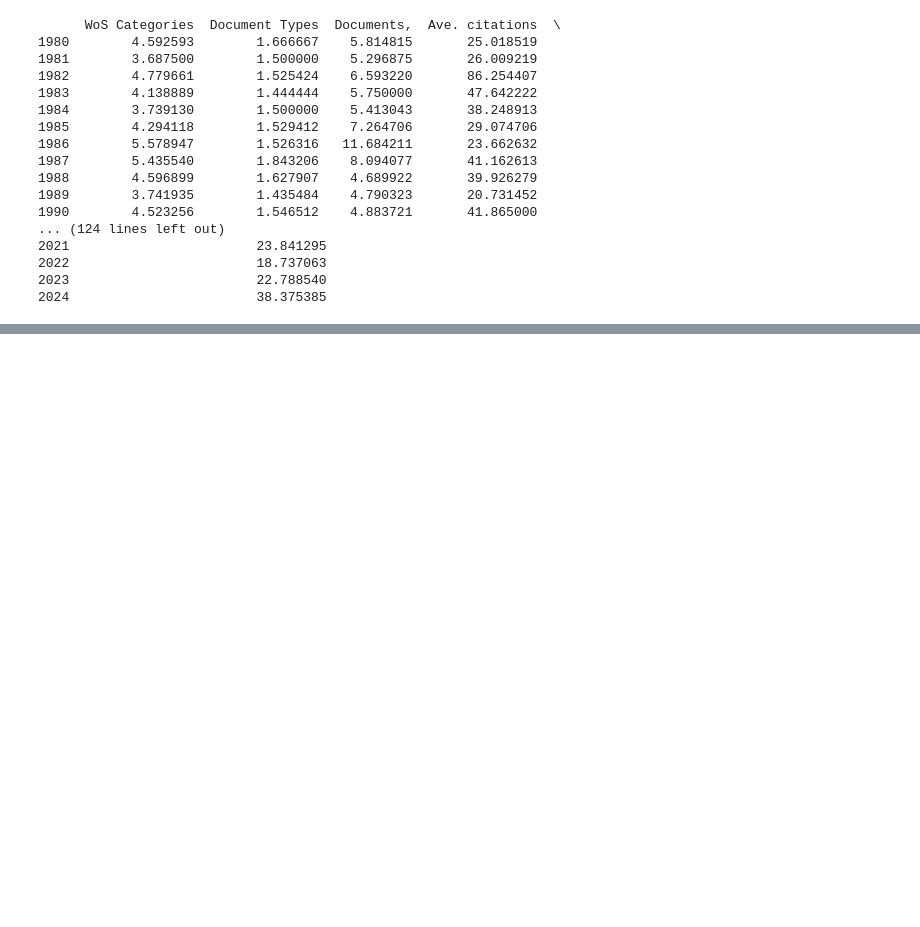
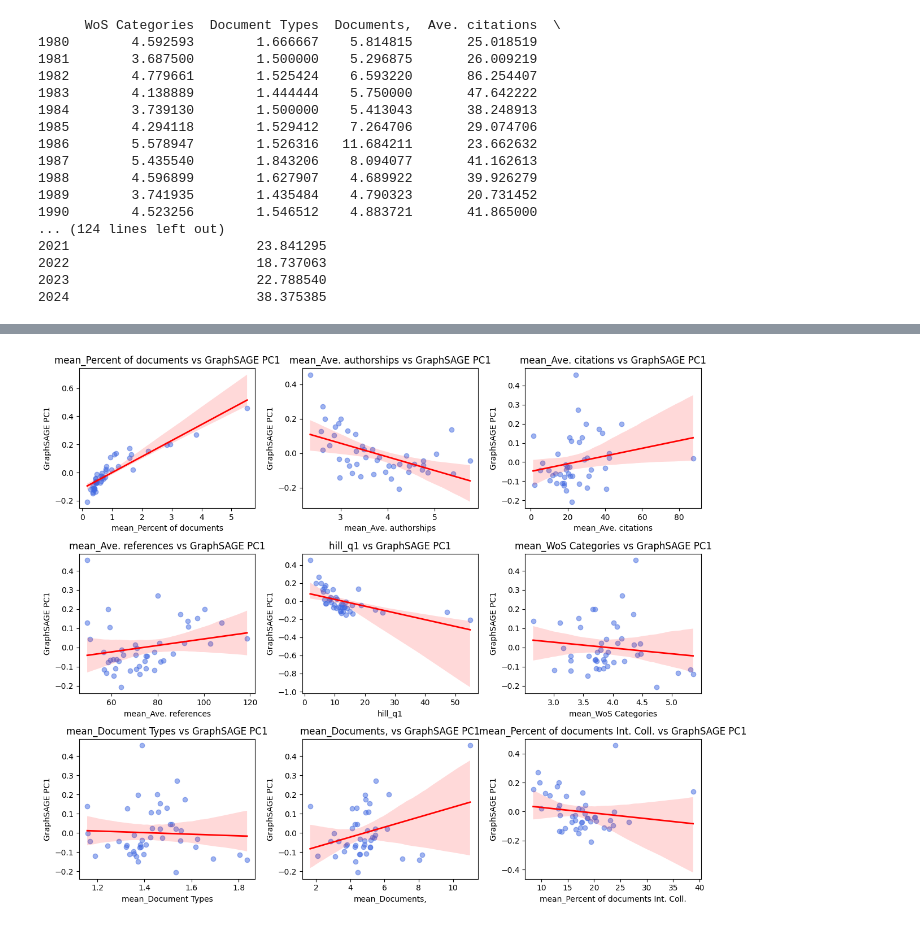
Before and after one commit to Jose117053/evolucion-redes-egocentricas, a Jupyter notebook: embedding.ipynb, the cells around one changed output, grey strips where cells are left out. Saved outputs shown, nothing was run; the diff lists cells and outputs as text; code cells hidden in the pictures; blank space fills up the shorter version.

```diff
--- a/embedding.ipynb
+++ b/embedding.ipynb
@@ -568,0 +696,40 @@ fig.show()
+# %%
+
+
+# features que van a pelear contra GraphSAGE
+features_a_topar = [
+    'mean_Percent of documents',
+    'mean_Ave. authorships',
+    'mean_Ave. citations',
+    'mean_Ave. references',
+    'hill_q1',
+    "mean_WoS Categories",
+    "mean_Document Types",
+    "mean_Documents,",
+    'mean_Percent of documents Int. Coll.'
+
+]
+
+
+# matriz de 3x3. figsize es el tamaño de la imagen
+fig, axes = plt.subplots(nrows=3, ncols=3, figsize=(12, 10))
+axes = axes.flatten()
+
+for i, feature in enumerate(features_a_topar):
+    # sns.regplot dibuja los puntos ya la linea automaticamente
+    sns.regplot(
+        data=df_all,
+        x=feature,
+        y='sage_pc1',
+        ax=axes[i],
+        scatter_kws={'alpha': 0.5, 'color': 'royalblue'}, #puntos
+        line_kws={'color': 'red', 'linewidth': 2} #linea
+    )
+    axes[i].set_title(f"{feature} vs GraphSAGE PC1")
+    axes[i].set_ylabel('GraphSAGE PC1')
+
+# para que las gráficas no se encimen
+plt.tight_layout()
+plt.show()
+# %% [output]
+[figure, added]
```
Also changed, not shown: parts of 16 cells of this notebook.
